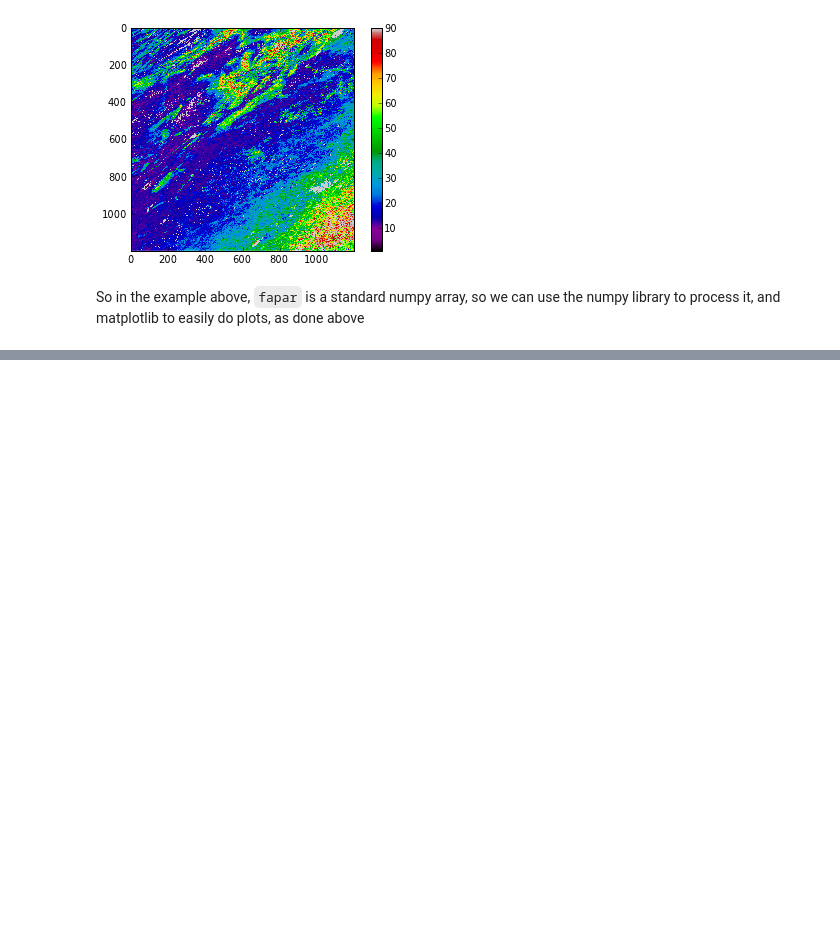
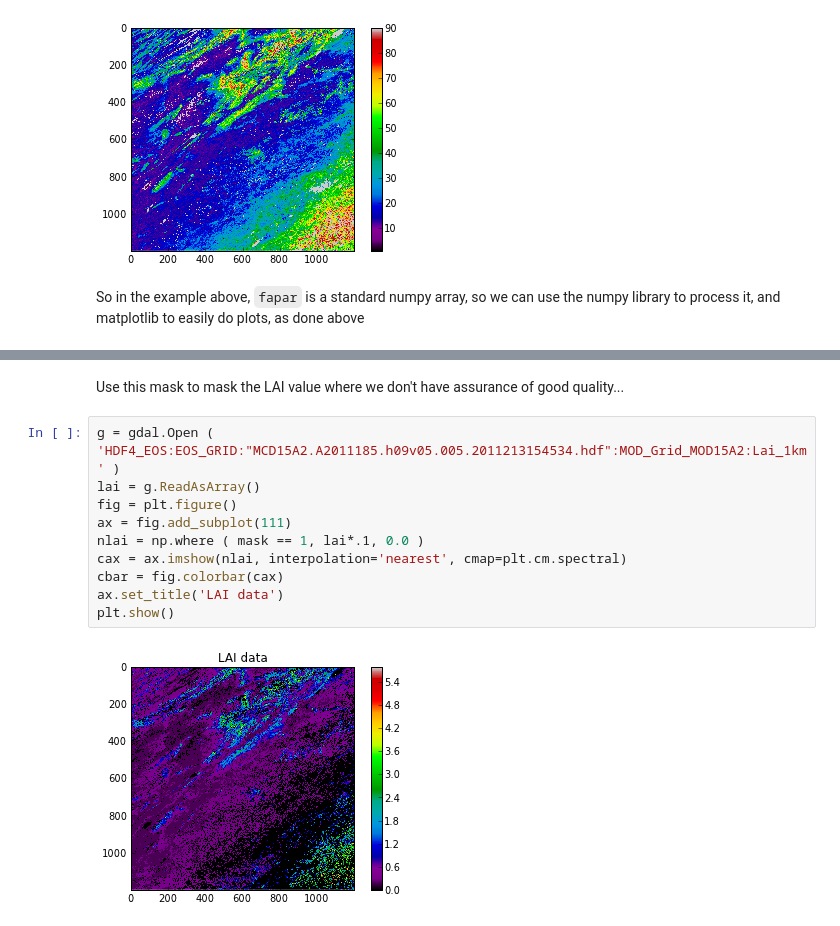
Before and after one commit to jgomezdans/geogg122_lectures, a Jupyter notebook: lectures/FTP_session.ipynb, the cells around one changed output, grey strips where cells are left out. Drawn from its saved outputs; the diff is of its cells as text; blank space fills up the shorter version.

```diff
--- a/lectures/FTP_session.ipynb
+++ b/lectures/FTP_session.ipynb
@@ -324,0 +344,14 @@ So in the example above, `fapar` is a standard numpy array, so we can use the nu
+# %% [markdown]
+Use this mask to mask the LAI value where we don't have assurance of good quality...
+# %%
+g = gdal.Open ( 'HDF4_EOS:EOS_GRID:"MCD15A2.A2011185.h09v05.005.2011213154534.hdf":MOD_Grid_MOD15A2:Lai_1km' )
+lai = g.ReadAsArray()
+fig = plt.figure()
+ax = fig.add_subplot(111)
+nlai = np.where ( mask == 1, lai*.1, 0.0 )
+cax = ax.imshow(nlai, interpolation='nearest', cmap=plt.cm.spectral)
+cbar = fig.colorbar(cax)
+ax.set_title('LAI data')
+plt.show()
+# %% [output]
+[figure, added]
```
Also changed, not shown: parts of 5 cells of this notebook.
